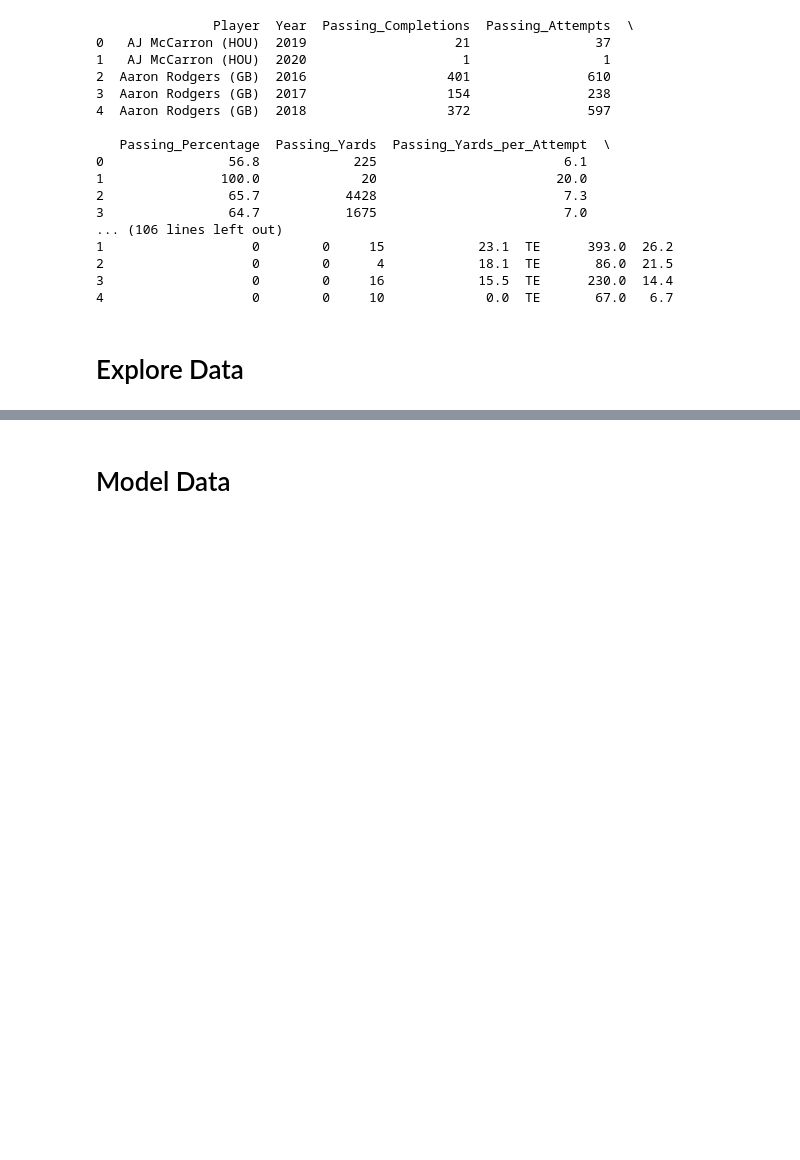
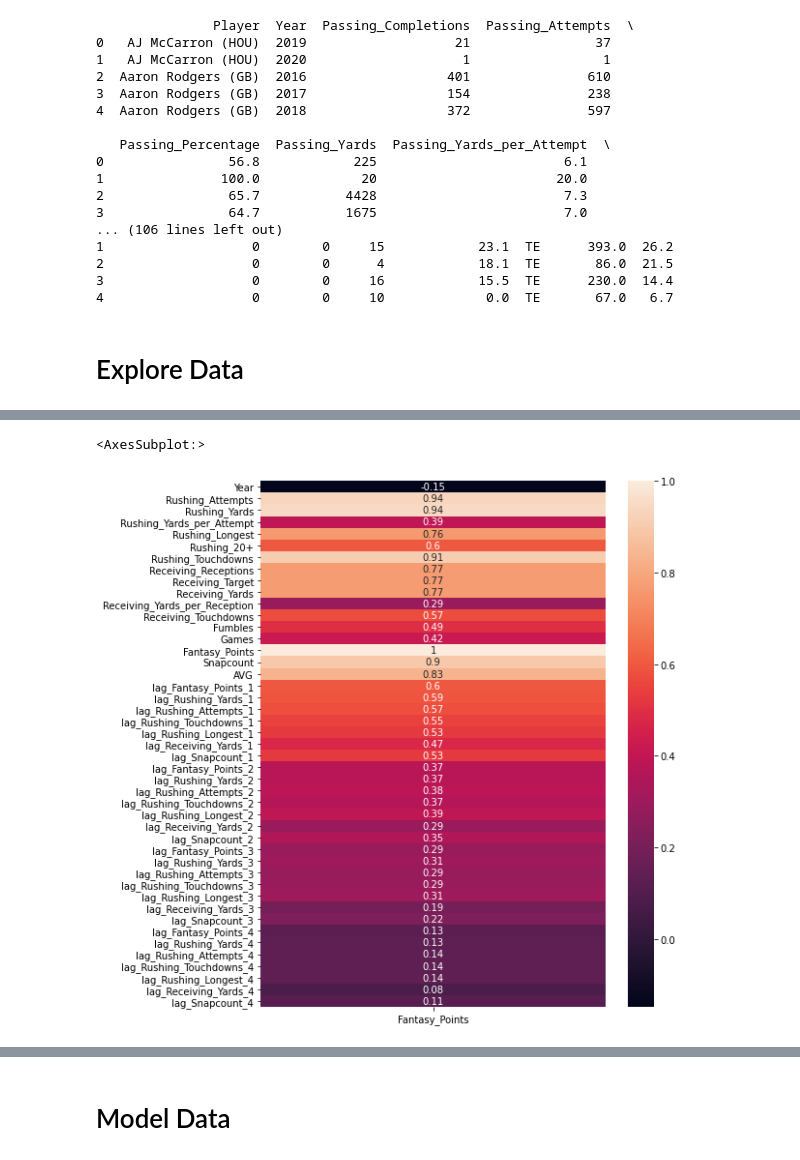
Before and after one commit to AlexanderCrisler/Data-Science-Final-Project, a Jupyter notebook: final_project.ipynb, the cells around one changed output, grey strips where cells are left out. Cells and saved outputs as stored; diff of their text form; code cells hidden in the pictures; blank space fills up the shorter version.

```diff
--- a/final_project.ipynb
+++ b/final_project.ipynb
@@ -383,0 +402,6 @@ lag_Receiving_Yards_per_Reception_5             NaN
+# %%
+plt.figure(figsize=(8, 10))
+sns.heatmap(pos_dfs['rb'].corr()[['Fantasy_Points']], annot=True)
+# %% [output]
+<AxesSubplot:>
+[figure, added]
```
Also changed, not shown: parts of 10 cells of this notebook.
